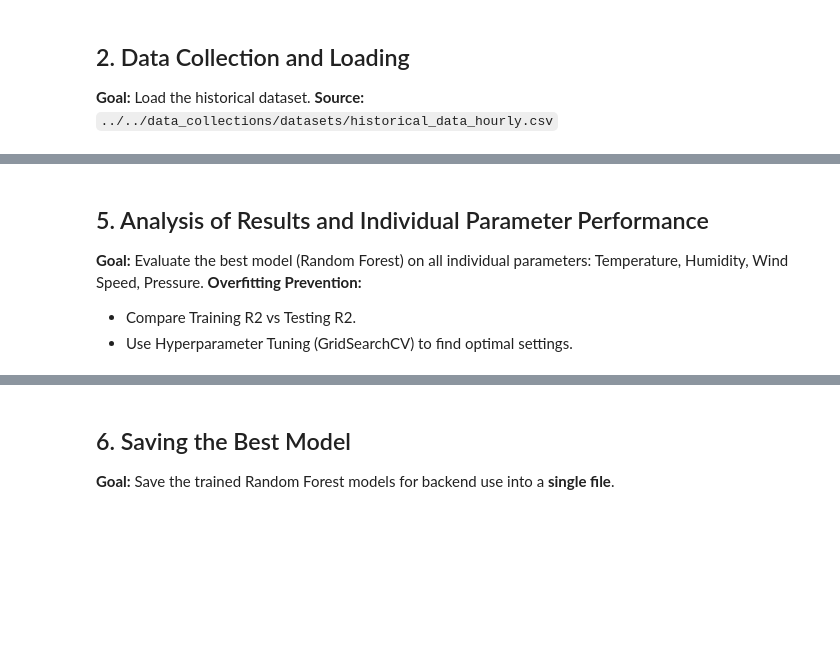
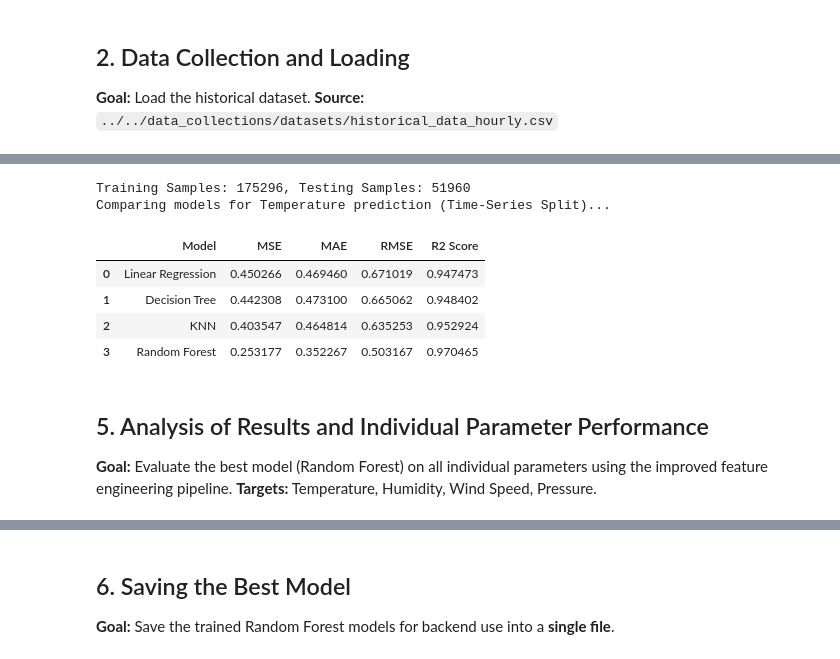
Before and after one commit to AzaniFatturFadhika/weather-iot, a Jupyter notebook: examples/model_training/notebooks/weather_model_training_hourly.ipynb, the cells around one changed output, grey strips where cells are left out. Cells and saved outputs as stored; diff of their text form; code cells hidden in the pictures; blank space fills up the shorter version.

```diff
--- a/examples/model_training/notebooks/weather_model_training_hourly.ipynb
+++ b/examples/model_training/notebooks/weather_model_training_hourly.ipynb
@@ -82,64 +119,81 @@ display(df.head())
 # %%
+def create_lag_features(data, target_col, lags=[1, 2, 3, 24], window=24):
+    df_feat = data.copy()
+    for lag in lags:
+        df_feat[f'{target_col}_lag_{lag}'] = df_feat[target_col].shift(lag)
+
+    # Rolling mean (excluding current timestep to avoid leakage, so shift 1 first)
+    df_feat[f'{target_col}_rolling_mean_{window}'] = df_feat[target_col].shift(1).rolling(window=window).mean()
+
+    return df_feat.dropna()
+
+# Prepare data for Temperature
+target = 'temperature'
+df_temp = create_lag_features(df, target)
+
 # Define Features (X) and Target (y)
-df['hour'] = df['timestamp'].dt.hour
-df['month'] = df['timestamp'].dt.month
-df['day'] = df['timestamp'].dt.day
+feature_cols = ['hour', 'month', 'day'] + [c for c in df_temp.columns if 'lag' in c or 'rolling' in c]
+if 'condition_encoded' in df_temp.columns:
+    feature_cols.append('condition_encoded')
 
-X = df[['hour', 'month', 'day']]
-if 'condition_encoded' in df.columns:
-    X = df[['hour', 'month', 'day', 'condition_encoded']]
+X = df_temp[feature_cols]
+y = df_temp[target]
 
-# Target: Temperature (as representative for model comparison)
-y_temp = df['temperature']
+# Time-Based Split
+split_date = '2020-01-01'
+train_mask = df_temp['timestamp'] < split_date
+test_mask = df_temp['timestamp'] >= split_date
 
-def evaluate_models(X, y, test_size=0.2, random_state=42):
-    X_train, X_test, y_train, y_test = train_test_split(X, y, test_size=test_size, random_state=random_state)
+X_train, X_test = X[train_mask], X[test_mask]
+y_train, y_test = y[train_mask], y[test_mask]
 
+print(f"Training Samples: {len(X_train)}, Testing Samples: {len(X_test)}")
+
+def evaluate_models_timeseries(X_train, y_train, X_test, y_test):
     models = {
         "Linear Regression": LinearRegression(),
-        "Decision Tree": DecisionTreeRegressor(random_state=random_state),
+        "Decision Tree": DecisionTreeRegressor(random_state=42),
         "KNN": KNeighborsRegressor(),
-        "Random Forest": RandomForestRegressor(n_estimators=100, random_state=random_state)
+        "Random Forest": RandomForestRegressor(n_estimators=100, random_state=42, n_jobs=-1)
     }
 
     results = []
 
     for name, model in models.items():
         model.fit(X_train, y_train)
         y_pred = model.predict(X_test)
 
         mse = mean_squared_error(y_test, y_pred)
         mae = mean_absolute_error(y_test, y_pred)
         rmse = np.sqrt(mse)
         r2 = r2_score(y_test, y_pred)
 
-        # Cross-Validation (5-fold)
-        cv_scores = cross_val_score(model, X, y, cv=5, scoring='r2')
-        cv_mean = cv_scores.mean()
-        cv_std = cv_scores.std()
-
         results.append({
             "Model": name,
             "MSE": mse,
             "MAE": mae,
             "RMSE": rmse,
-            "R2 Score": r2,
-            "CV R2 Mean": cv_mean,
-            "CV R2 Std": cv_std
+            "R2 Score": r2
         })
 
     return pd.DataFrame(results)
 
-print("Comparing models for Temperature prediction (with Cross-Validation)...")
-comparison_results = evaluate_models(X, y_temp)
+print("Comparing models for Temperature prediction (Time-Series Split)...")
+comparison_results = evaluate_models_timeseries(X_train, y_train, X_test, y_test)
 display(comparison_results)
+# %% [output]
+Training Samples: 175296, Testing Samples: 51960
+Comparing models for Temperature prediction (Time-Series Split)...
+|  | Model | MSE | MAE | RMSE | R2 Score |
+| 0 | Linear Regression | 0.450266 | 0.469460 | 0.671019 | 0.947473 |
+| 1 | Decision Tree | 0.442308 | 0.473100 | 0.665062 | 0.948402 |
+| 2 | KNN | 0.403547 | 0.464814 | 0.635253 | 0.952924 |
+| 3 | Random Forest | 0.253177 | 0.352267 | 0.503167 | 0.970465 |
 # %% [markdown]
 ## 5. Analysis of Results and Individual Parameter Performance
 
-**Goal:** Evaluate the best model (Random Forest) on all individual parameters: Temperature, Humidity, Wind Speed, Pressure.
-**Overfitting Prevention:**
-- Compare Training R2 vs Testing R2.
-- Use Hyperparameter Tuning (GridSearchCV) to find optimal settings.
+**Goal:** Evaluate the best model (Random Forest) on all individual parameters using the improved feature engineering pipeline.
+**Targets:** Temperature, Humidity, Wind Speed, Pressure.
 # %%
 targets = ['temperature', 'humidity', 'wind_speed', 'pressure']
 rf_results = []
```
Also changed, not shown: parts of 12 cells of this notebook.
